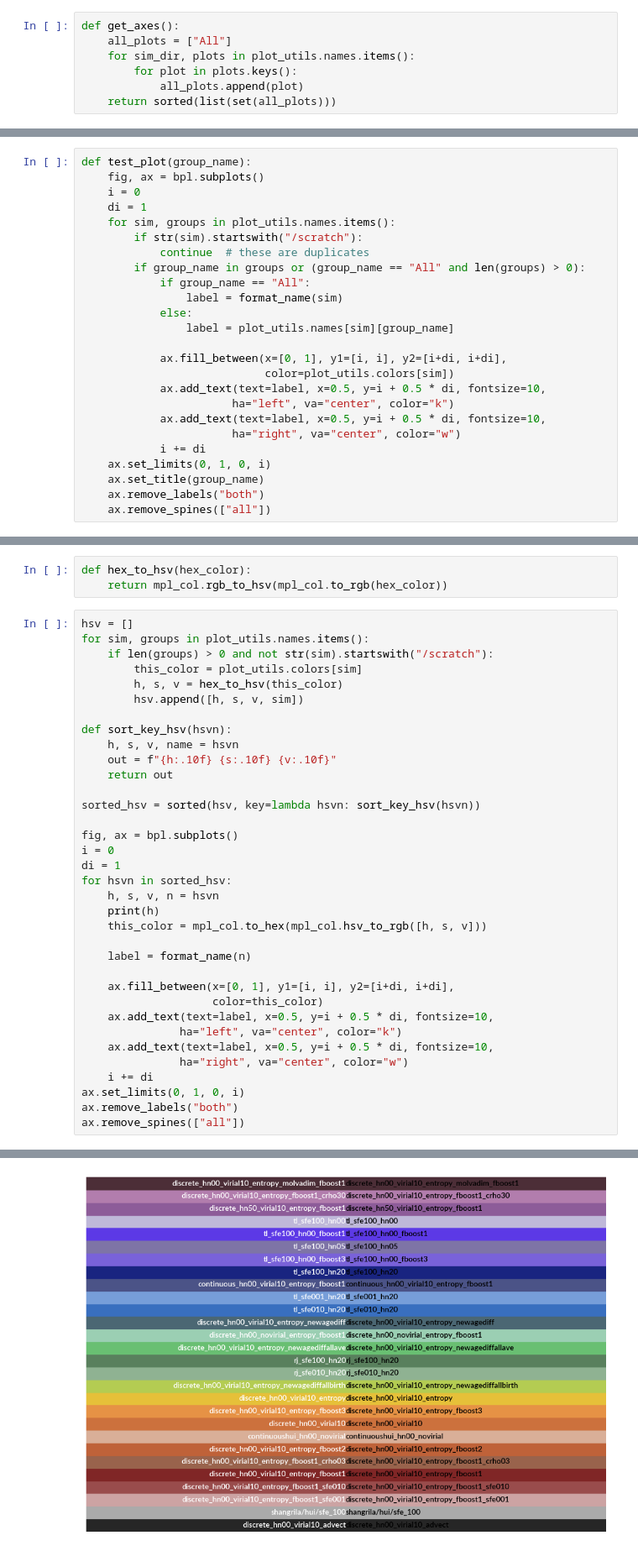
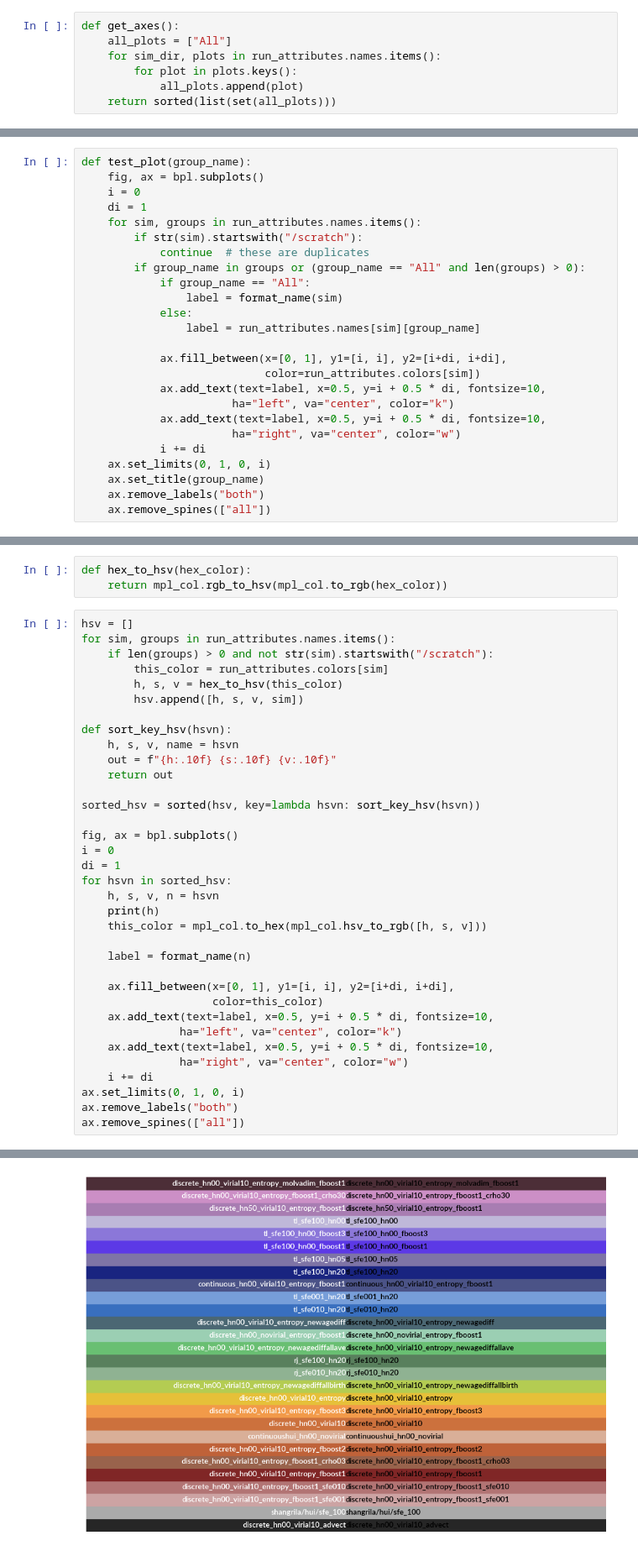
Before and after one commit to gillenbrown/ART_snapshot_checks, a Jupyter notebook: utils/visualizing_colors.ipynb, the cells around one changed output, grey strips where cells are left out. Shown: that part at 84% size. Cells and saved outputs as stored; diff of their text form.

Commit message:
updated colors

```diff
--- a/utils/visualizing_colors.ipynb
+++ b/utils/visualizing_colors.ipynb
@@ -15,7 +15,7 @@ import plot_utils
 # %%
 def get_axes():
     all_plots = ["All"]
-    for sim_dir, plots in plot_utils.names.items():
+    for sim_dir, plots in run_attributes.names.items():
         for plot in plots.keys():
             all_plots.append(plot)
     return sorted(list(set(all_plots)))
@@ -33,17 +33,17 @@ def test_plot(group_name):
     fig, ax = bpl.subplots()
     i = 0
     di = 1
-    for sim, groups in plot_utils.names.items():
+    for sim, groups in run_attributes.names.items():
         if str(sim).startswith("/scratch"):
             continue  # these are duplicates
         if group_name in groups or (group_name == "All" and len(groups) > 0):
             if group_name == "All":
                 label = format_name(sim)
             else:
-                label = plot_utils.names[sim][group_name]
+                label = run_attributes.names[sim][group_name]
 
             ax.fill_between(x=[0, 1], y1=[i, i], y2=[i+di, i+di],
-                            color=plot_utils.colors[sim])
+                            color=run_attributes.colors[sim])
             ax.add_text(text=label, x=0.5, y=i + 0.5 * di, fontsize=10,
                        ha="left", va="center", color="k")
             ax.add_text(text=label, x=0.5, y=i + 0.5 * di, fontsize=10,
@@ -76,9 +77,9 @@ def hex_to_hsv(hex_color):
     return mpl_col.rgb_to_hsv(mpl_col.to_rgb(hex_color))
 # %%
 hsv = []
-for sim, groups in plot_utils.names.items():
+for sim, groups in run_attributes.names.items():
     if len(groups) > 0 and not str(sim).startswith("/scratch"):
-        this_color = plot_utils.colors[sim]
+        this_color = run_attributes.colors[sim]
         h, s, v = hex_to_hsv(this_color)
         hsv.append([h, s, v, sim])
 
@@ -129,2 +130,2 @@ ax.remove_spines(["all"])
 0.95
-[figure, old version]
+[figure, new version]
```
Also changed, not shown: parts of 3 cells of this notebook, 1 other file.
